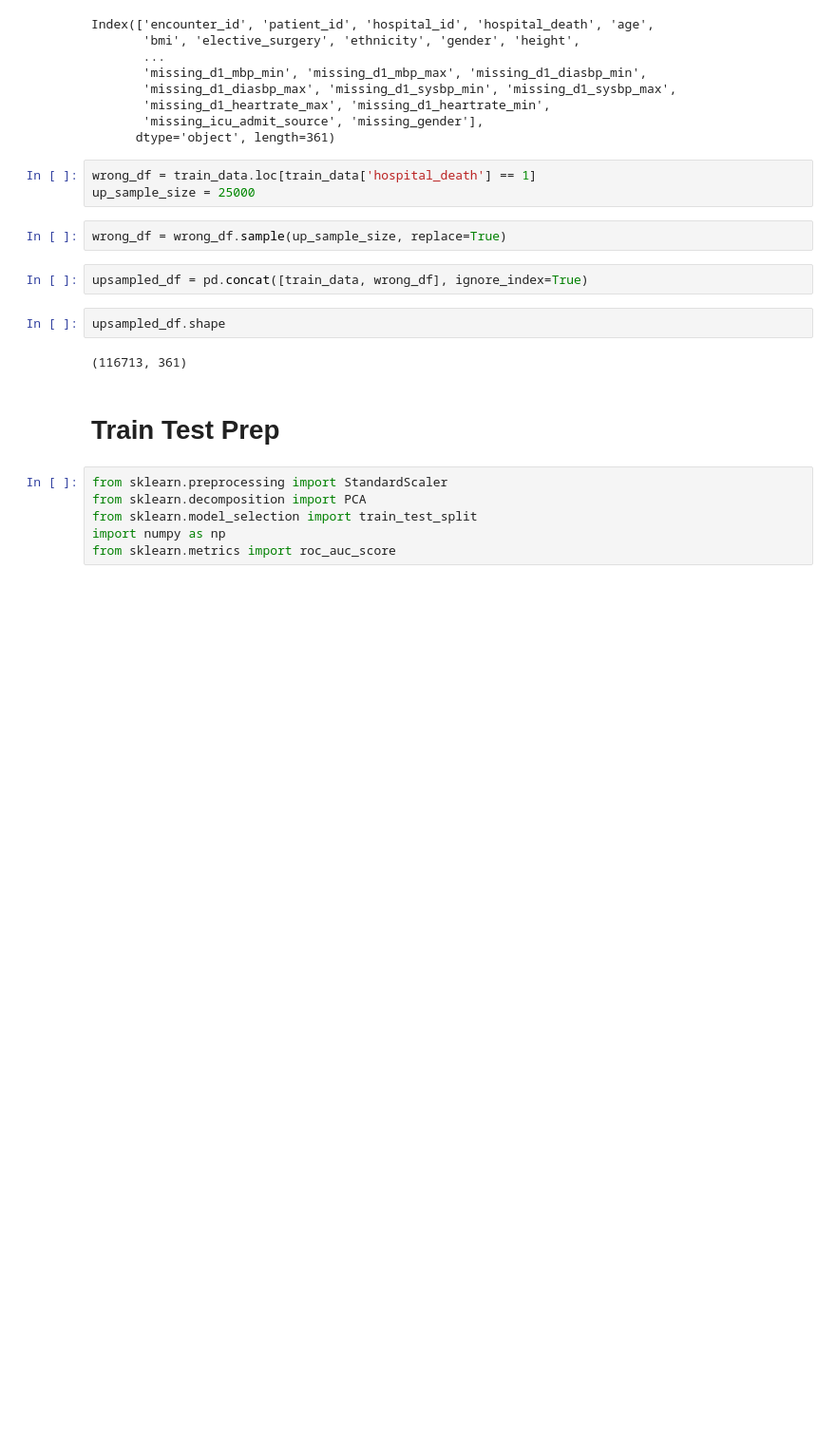
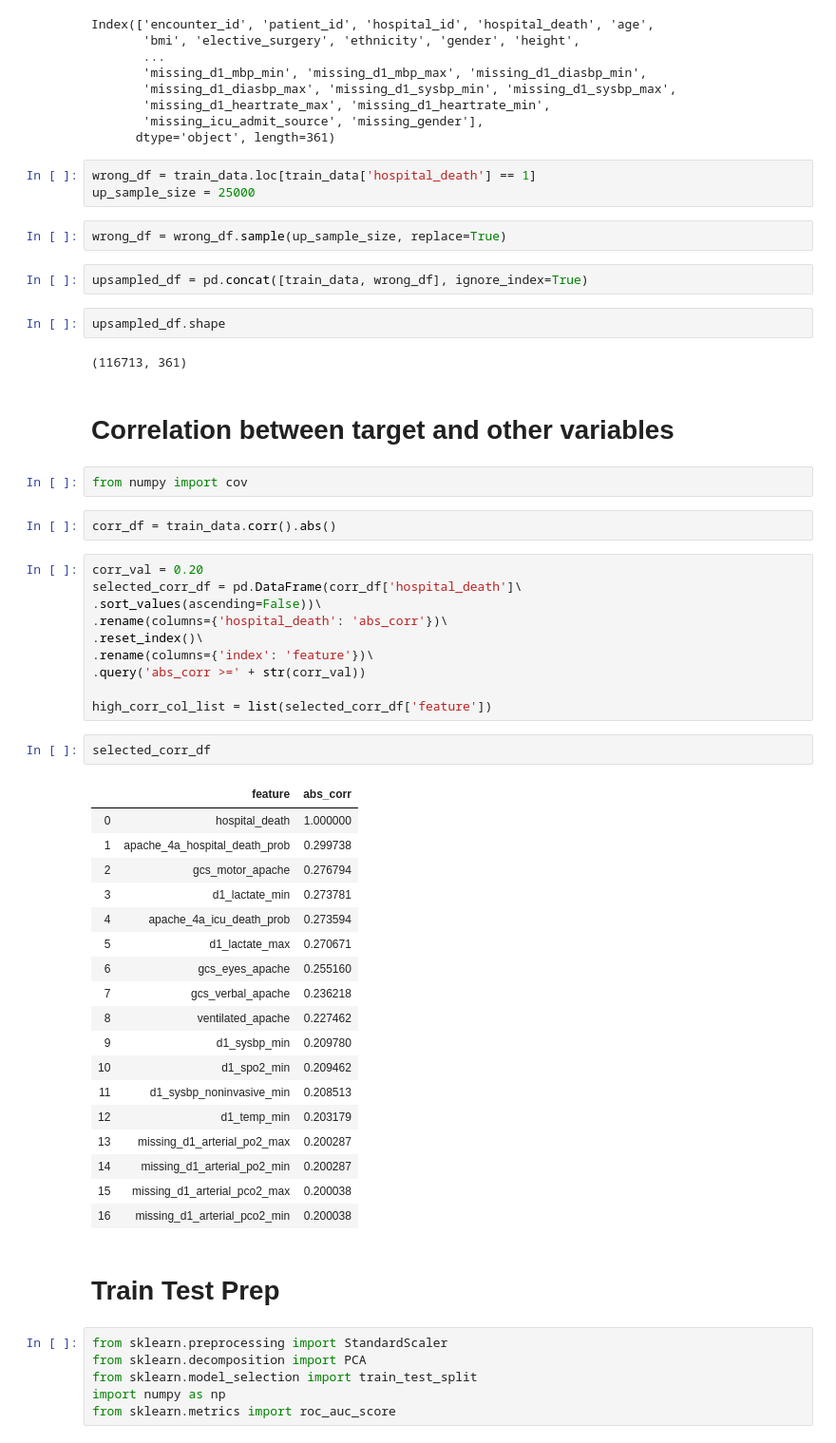
Before and after one commit to nhungle714/Data-Science-Projects, a Jupyter notebook: ICU_Survival/EDA.ipynb, the cells around one changed output. Shown at 95% size. Cells and saved outputs as stored; diff of their text form; blank space fills up the shorter version.

Commit message:
add correlation and select most correlated features

```diff
--- a/ICU_Survival/EDA.ipynb
+++ b/ICU_Survival/EDA.ipynb
@@ -83,6 +83,43 @@ upsampled_df = pd.concat([train_data, wrong_df], ignore_index=True)
 upsampled_df.shape
 # %% [output]
 (116713, 361)
+# %% [markdown]
+# Correlation between target and other variables
+# %%
+from numpy import cov
+# %%
+corr_df = train_data.corr().abs()
+# %%
+corr_val = 0.20
+selected_corr_df = pd.DataFrame(corr_df['hospital_death']\
+.sort_values(ascending=False))\
+.rename(columns={'hospital_death': 'abs_corr'})\
+.reset_index()\
+.rename(columns={'index': 'feature'})\
+.query('abs_corr >=' + str(corr_val))
+
+high_corr_col_list = list(selected_corr_df['feature'])
+# %%
+selected_corr_df
+# %% [output]
+|  | feature | abs_corr |
+| 0 | hospital_death | 1.000000 |
+| 1 | apache_4a_hospital_death_prob | 0.299738 |
+| 2 | gcs_motor_apache | 0.276794 |
+| 3 | d1_lactate_min | 0.273781 |
+| 4 | apache_4a_icu_death_prob | 0.273594 |
+| 5 | d1_lactate_max | 0.270671 |
+| 6 | gcs_eyes_apache | 0.255160 |
+| 7 | gcs_verbal_apache | 0.236218 |
+| 8 | ventilated_apache | 0.227462 |
+| 9 | d1_sysbp_min | 0.209780 |
+| 10 | d1_spo2_min | 0.209462 |
+| 11 | d1_sysbp_noninvasive_min | 0.208513 |
+| 12 | d1_temp_min | 0.203179 |
+| 13 | missing_d1_arterial_po2_max | 0.200287 |
+| 14 | missing_d1_arterial_po2_min | 0.200287 |
+| 15 | missing_d1_arterial_pco2_max | 0.200038 |
+| 16 | missing_d1_arterial_pco2_min | 0.200038 |
 # %% [markdown]
 # Train Test Prep
 # %%
```
Also changed, not shown: parts of 23 cells of this notebook.
